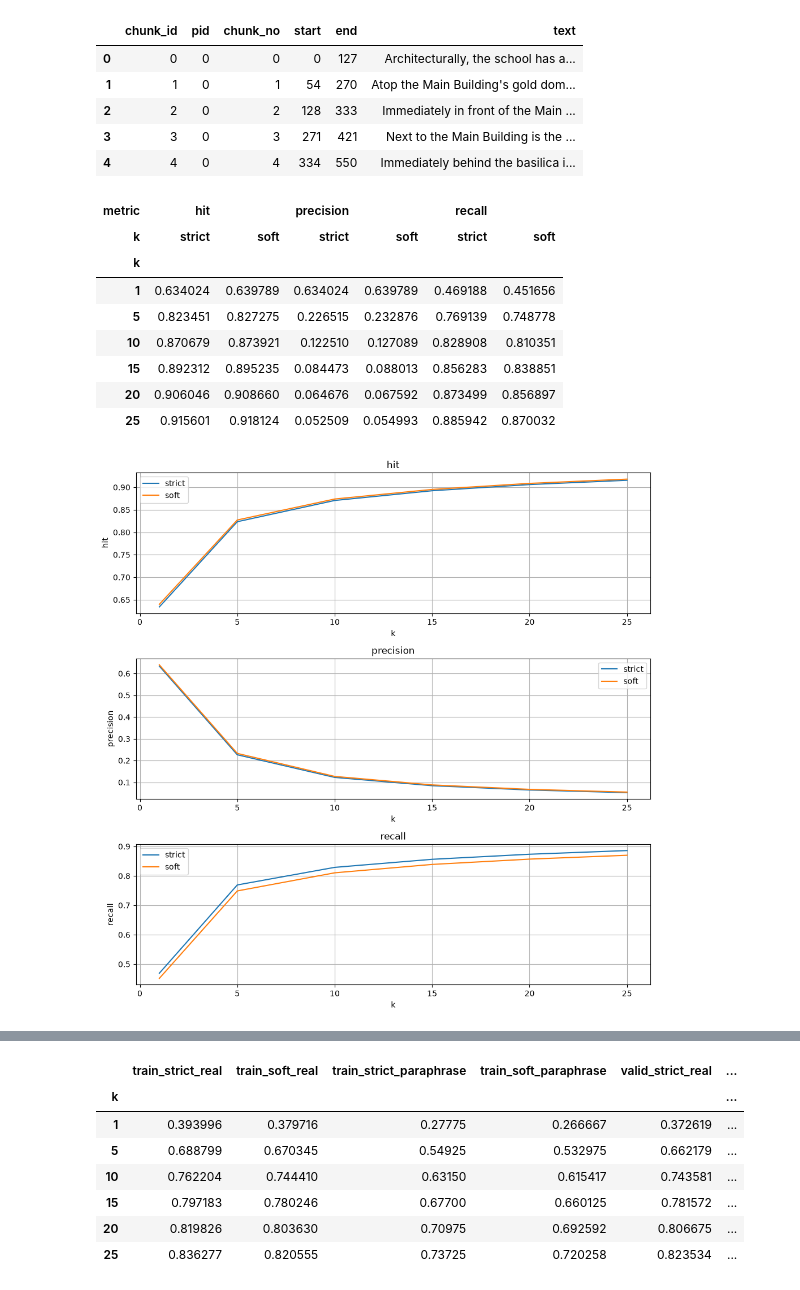
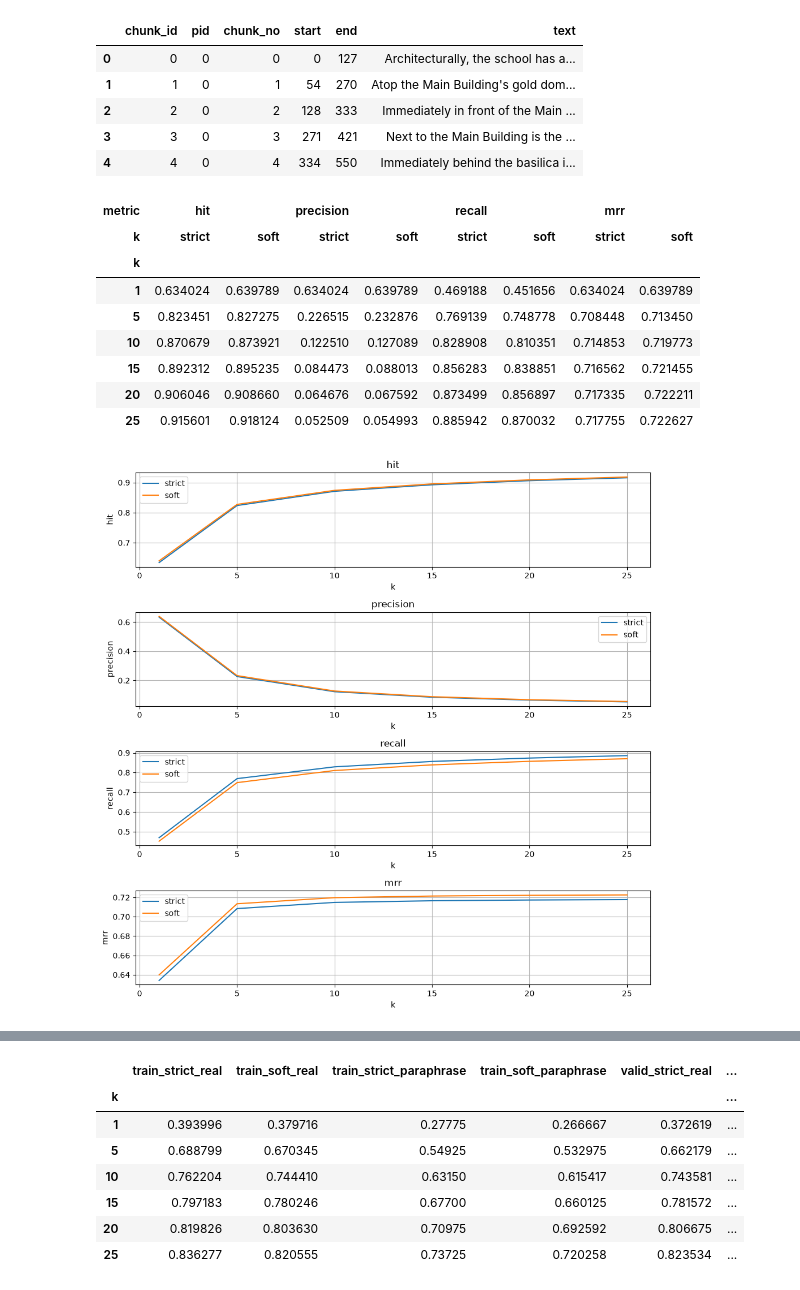
Before and after one commit to Arnoochka/Lossy-RAG, a Jupyter notebook: jupyter/stage2_quant.ipynb, the cells around one changed output, grey strips where cells are left out. Cells and saved outputs as stored; diff of their text form; code cells hidden in the pictures.

```diff
--- a/jupyter/stage2_quant.ipynb
+++ b/jupyter/stage2_quant.ipynb
@@ -78,26 +82,35 @@ else:
     exact_ids = np.load(save_dir / f"exact_top{K}_chunk_ids.npy")
     exact_scores = np.load(save_dir / f"exact_top{K}_scores.npy")
 # %%
-def hit(retrieved: set[int], relevant: set[int]) -> float:
+def hit(retrieved: np.ndarray, relevant: set[int]) -> float:
     """Есть ли среди найденных фрагментов хотя бы один эталонный."""
-    return float(len(retrieved & relevant) > 0)
+    return float(len(set(retrieved) & relevant) > 0)
 
 
-def precision(retrieved: set[int], relevant: set[int]) -> float:
+def precision(retrieved: np.ndarray, relevant: set[int]) -> float:
     """Доля эталонных фрагментов среди найденных."""
-    return len(retrieved & relevant) / len(retrieved)
+    retrieved_set = set(retrieved)
+    return len(retrieved_set & relevant) / len(retrieved_set)
 
 
-def recall(retrieved: set[int], relevant: set[int]) -> float:
+def recall(retrieved: np.ndarray, relevant: set[int]) -> float:
     """Доля найденных фрагментов среди всех эталонных."""
-    return len(retrieved & relevant) / len(relevant)
+    return len(set(retrieved) & relevant) / len(relevant)
+
+
+def mrr(retrieved: np.ndarray, relevant: set[int]) -> float:
+    """Обратный ранг первого эталонного фрагмента; 0, если его нет."""
+    for rank, chunk_id in enumerate(retrieved, start=1):
+        if chunk_id in relevant:
+            return 1.0 / rank
+    return 0.0
 
 
 def calculate_metrics(
     top_ids: np.ndarray,
     questions: pd.DataFrame,
     answer_chunks: pd.DataFrame,
-    metric_fn: Callable[[set[int], set[int]], float],
+    metric_fn: Callable[[np.ndarray, set[int]], float],
     ks: tuple[int,...] = (1, 5, 10),
 ) -> pd.DataFrame:
     """Усредняет выбранную метрику по строгому и мягкому эталонам."""
@@ -110,7 +123,7 @@ def calculate_metrics(
         metrics[name] = []
         for k in ks:
             values = [
-                metric_fn(set(row[:k]), gold_chunks[orig_qid])
+                metric_fn(row[:k], gold_chunks[orig_qid])
                 for orig_qid, row in zip(questions["orig_qid"], top_ids)
             ]
             metrics[name].append(np.mean(values))
@@ -119,7 +132,7 @@ def calculate_metrics(
 # %%
 train_mask = (questions["role"] == "train") & ~questions["is_paraphrase"]
 results = {}
-for metric_fn in (hit, precision, recall):
+for metric_fn in (hit, precision, recall, mrr):
     results[metric_fn.__name__] = calculate_metrics(
         exact_ids[train_mask], questions[train_mask], answer_chunks,
         metric_fn=metric_fn, ks=(1,5,10,15,20,25),
@@ -128,32 +141,32 @@ for metric_fn in (hit, precision, recall):
 metrics = pd.concat(results, names=["metric", "k"], axis=1)
 metrics
 # %% [output]
-| metric | hit |  | precision |  | recall |  |
-| k | strict | soft | strict | soft | strict | soft |
-| k |  |  |  |  |  |  |
-| 1 | 0.634024 | 0.639789 | 0.634024 | 0.639789 | 0.469188 | 0.451656 |
-| 5 | 0.823451 | 0.827275 | 0.226515 | 0.232876 | 0.769139 | 0.748778 |
-| 10 | 0.870679 | 0.873921 | 0.122510 | 0.127089 | 0.828908 | 0.810351 |
-| 15 | 0.892312 | 0.895235 | 0.084473 | 0.088013 | 0.856283 | 0.838851 |
-| 20 | 0.906046 | 0.908660 | 0.064676 | 0.067592 | 0.873499 | 0.856897 |
-| 25 | 0.915601 | 0.918124 | 0.052509 | 0.054993 | 0.885942 | 0.870032 |
+| metric | hit |  | precision |  | recall |  | mrr |  |
+| k | strict | soft | strict | soft | strict | soft | strict | soft |
+| k |  |  |  |  |  |  |  |  |
+| 1 | 0.634024 | 0.639789 | 0.634024 | 0.639789 | 0.469188 | 0.451656 | 0.634024 | 0.639789 |
+| 5 | 0.823451 | 0.827275 | 0.226515 | 0.232876 | 0.769139 | 0.748778 | 0.708448 | 0.713450 |
+| 10 | 0.870679 | 0.873921 | 0.122510 | 0.127089 | 0.828908 | 0.810351 | 0.714853 | 0.719773 |
+| 15 | 0.892312 | 0.895235 | 0.084473 | 0.088013 | 0.856283 | 0.838851 | 0.716562 | 0.721455 |
+| 20 | 0.906046 | 0.908660 | 0.064676 | 0.067592 | 0.873499 | 0.856897 | 0.717335 | 0.722211 |
+| 25 | 0.915601 | 0.918124 | 0.052509 | 0.054993 | 0.885942 | 0.870032 | 0.717755 | 0.722627 |
 # %%
-fig, axes = plt.subplots(3, 1, figsize=(10, 10))
+fig, axes = plt.subplots(4, 1, figsize=(10, 10))
 
-for ax, metric_name in zip(axes, ["hit", "precision", "recall"]):
+for ax, metric_name in zip(axes, ["hit", "precision", "recall", "mrr"]):
     data = metrics[metric_name].reset_index()
 
     sns.lineplot(data=data, x="k", y="strict", label="strict", ax=ax)
     sns.lineplot(data=data, x="k", y="soft", label="soft", ax=ax)
 
     ax.set_title(metric_name)
     ax.set_ylabel(metric_name)
     ax.grid(True)
 
 fig.tight_layout()
 plt.show()
 # %% [output]
-[figure, old version]
+[figure, new version]
 # %%
 def evaluate_quantization(
     query_embeddings: np.ndarray,
```
Also changed, not shown: parts of 15 cells of this notebook, 30 other files.
